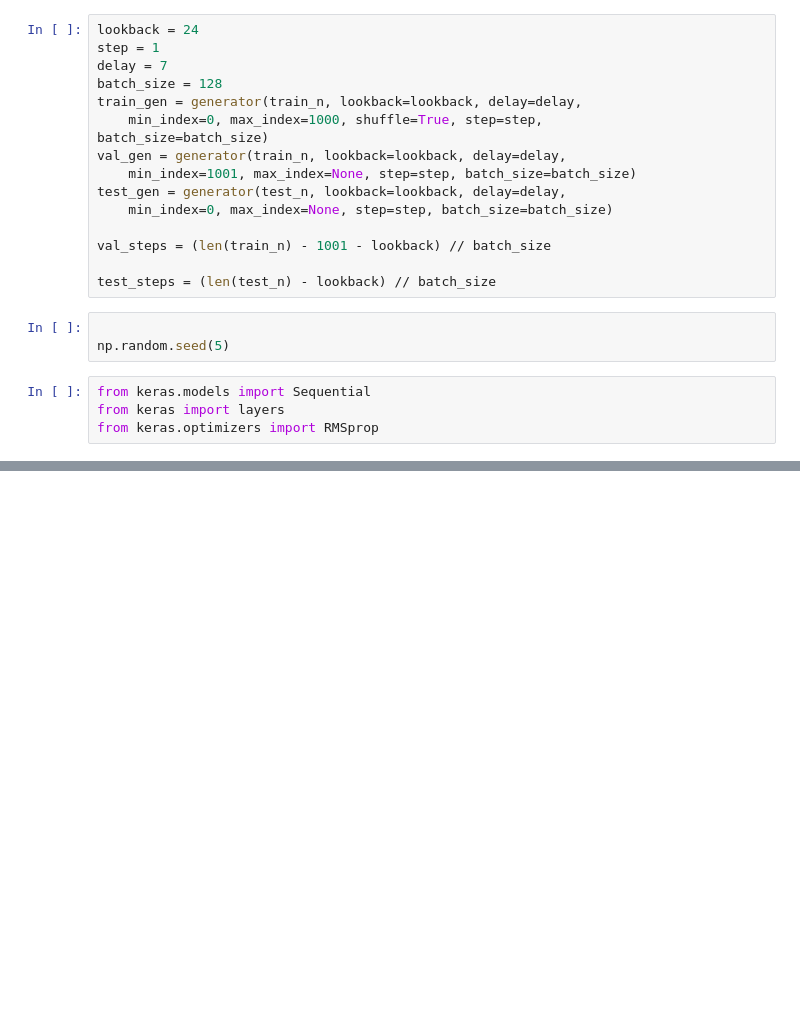
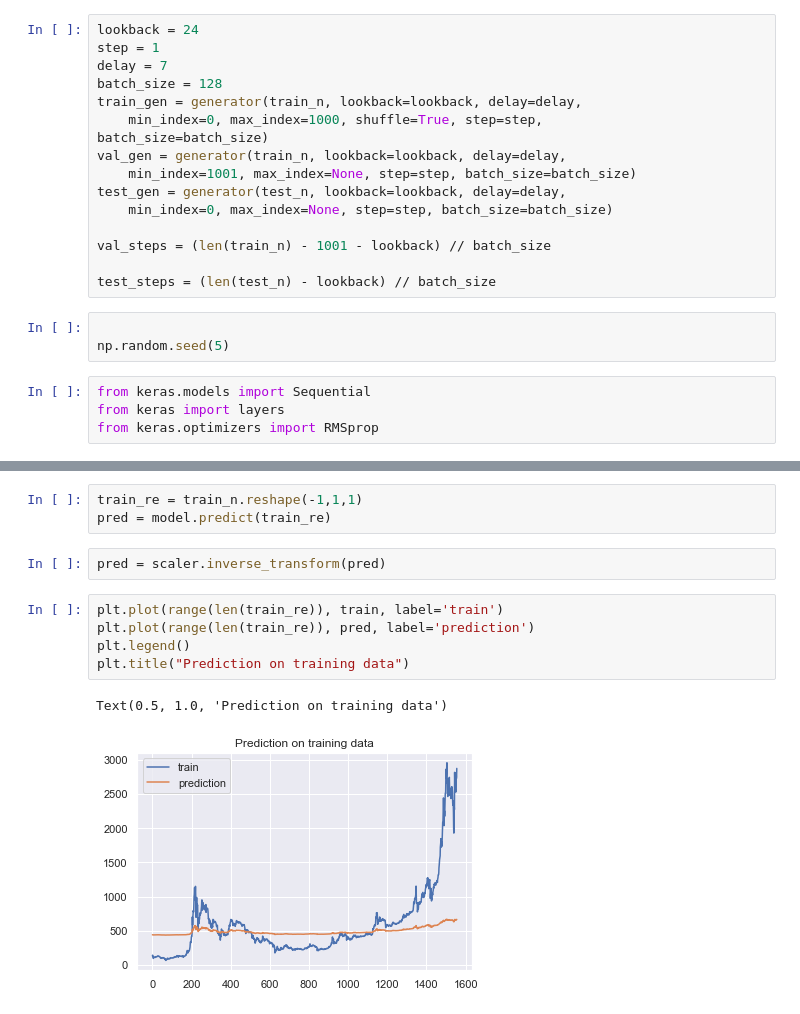
Before and after one commit to georgeob/Rusnak_NS2021, a Jupyter notebook: Rusnak_NS2021.ipynb, the cells around one changed output, grey strips where cells are left out. Saved outputs shown, nothing was run; the diff lists cells and outputs as text; blank space fills up the shorter version.

```diff
--- a/Rusnak_NS2021.ipynb
+++ b/Rusnak_NS2021.ipynb
@@ -102,0 +153,13 @@ model.summary()
+# %%
+train_re = train_n.reshape(-1,1,1)
+pred = model.predict(train_re)
+# %%
+pred = scaler.inverse_transform(pred)
+# %%
+plt.plot(range(len(train_re)), train, label='train')
+plt.plot(range(len(train_re)), pred, label='prediction')
+plt.legend()
+plt.title("Prediction on training data")
+# %% [output]
+Text(0.5, 1.0, 'Prediction on training data')
+[figure, added]
```
Also changed, not shown: parts of 3 cells of this notebook.
